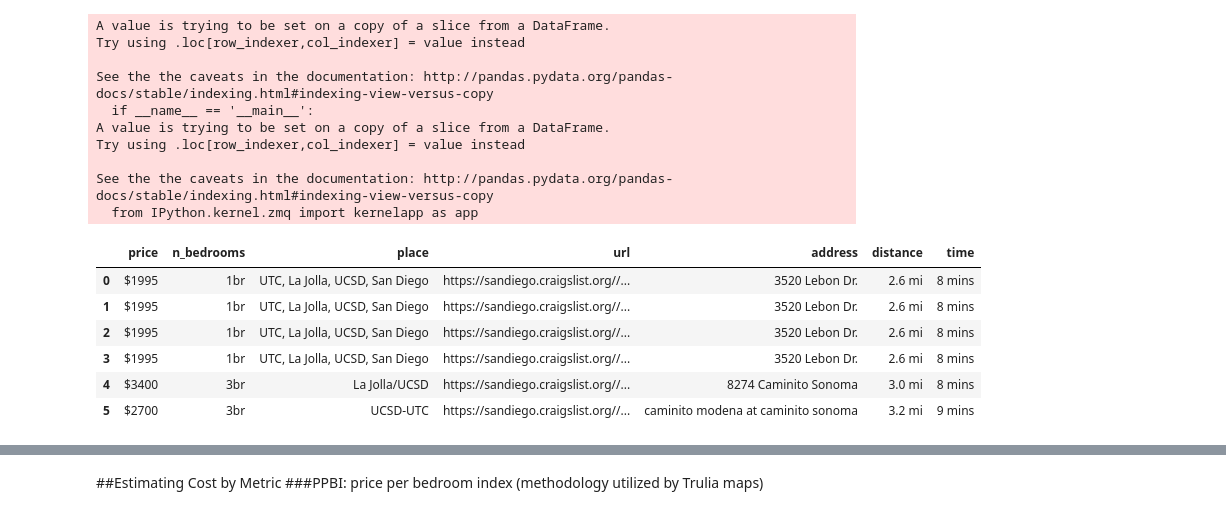
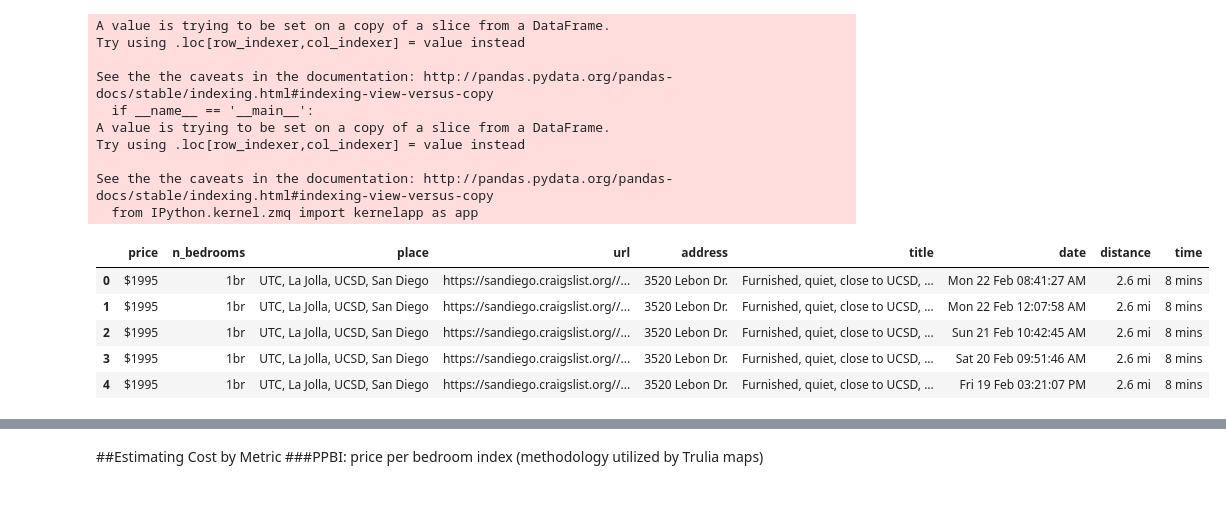
Before and after one commit to kevin11h/triton-housing-analysis, a Jupyter notebook: Housing Analysis for Tritons.ipynb, the cells around one changed output, grey strips where cells are left out. Saved outputs shown, nothing was run; the diff lists cells and outputs as text; code cells hidden in the pictures.

```diff
--- a/Housing Analysis for Tritons.ipynb
+++ b/Housing Analysis for Tritons.ipynb
@@ -18,12 +18,14 @@ import urllib2
 from bs4 import BeautifulSoup
 
 price_and_bedroom_and_location_span_tags = []
+date_and_title_span_tags = []
 listing_url_tags = []
 
 for CL_SD_apartment_rent_search_url in CL_SD_apartment_rent_search_urls:
     response = urllib2.urlopen(CL_SD_apartment_rent_search_url)
     soup = BeautifulSoup(response.read(), 'html.parser')
     price_and_bedroom_and_location_span_tags += soup.find_all("span", class_="l2")
+    date_and_title_span_tags += soup.find_all("span", class_="pl")
     listing_url_tags += soup.find_all("a", class_="hdrlnk")
 # %%
 # wrangle webdata into csv formatted dataset
@@ -179,15 +193,14 @@ See the the caveats in the documentation: http://pandas.pydata.org/pandas-docs/s
 # %%
 our_dataset_with_full_addresses_only.to_csv(DATASET_NAME, sep='\t', index=False)
 our_dataset_with_full_addresses_only = pd.read_csv(DATASET_NAME, sep='\t')
-our_dataset_with_full_addresses_only.ix[0:5]
+our_dataset_with_full_addresses_only.head()
 # %% [output]
-|  | price | n_bedrooms | place | url | address | distance | time |
-| 0 | $1995 | 1br | UTC, La Jolla, UCSD, San Diego | https://sandiego.craigslist.org//... | 3520 Lebon Dr. | 2.6 mi | 8 mins |
-| 1 | $1995 | 1br | UTC, La Jolla, UCSD, San Diego | https://sandiego.craigslist.org//... | 3520 Lebon Dr. | 2.6 mi | 8 mins |
-| 2 | $1995 | 1br | UTC, La Jolla, UCSD, San Diego | https://sandiego.craigslist.org//... | 3520 Lebon Dr. | 2.6 mi | 8 mins |
-| 3 | $1995 | 1br | UTC, La Jolla, UCSD, San Diego | https://sandiego.craigslist.org//... | 3520 Lebon Dr. | 2.6 mi | 8 mins |
-| 4 | $3400 | 3br | La Jolla/UCSD | https://sandiego.craigslist.org//... | 8274 Caminito Sonoma | 3.0 mi | 8 mins |
-| 5 | $2700 | 3br | UCSD-UTC | https://sandiego.craigslist.org//... | caminito modena at caminito sonoma | 3.2 mi | 9 mins |
+|  | price | n_bedrooms | place | url | address | title | date | distance | time |
+| 0 | $1995 | 1br | UTC, La Jolla, UCSD, San Diego | https://sandiego.craigslist.org//... | 3520 Lebon Dr. | Furnished, quiet, close to UCSD, ... | Mon 22 Feb 08:41:27 AM | 2.6 mi | 8 mins |
+| 1 | $1995 | 1br | UTC, La Jolla, UCSD, San Diego | https://sandiego.craigslist.org//... | 3520 Lebon Dr. | Furnished, quiet, close to UCSD, ... | Mon 22 Feb 12:07:58 AM | 2.6 mi | 8 mins |
+| 2 | $1995 | 1br | UTC, La Jolla, UCSD, San Diego | https://sandiego.craigslist.org//... | 3520 Lebon Dr. | Furnished, quiet, close to UCSD, ... | Sun 21 Feb 10:42:45 AM | 2.6 mi | 8 mins |
+| 3 | $1995 | 1br | UTC, La Jolla, UCSD, San Diego | https://sandiego.craigslist.org//... | 3520 Lebon Dr. | Furnished, quiet, close to UCSD, ... | Sat 20 Feb 09:51:46 AM | 2.6 mi | 8 mins |
+| 4 | $1995 | 1br | UTC, La Jolla, UCSD, San Diego | https://sandiego.craigslist.org//... | 3520 Lebon Dr. | Furnished, quiet, close to UCSD, ... | Fri 19 Feb 03:21:07 PM | 2.6 mi | 8 mins |
 # %%
 our_dataset_with_full_addresses_only['price'] = our_dataset_with_full_addresses_only.price.apply(lambda p : int(p[1:]))
 our_dataset_with_full_addresses_only['distance'] = our_dataset_with_full_addresses_only.distance.apply(lambda d : float(d.split()[0].replace(',', '') if isinstance(d, basestring) else 0))
```
Also changed, not shown: parts of 16 cells of this notebook.
